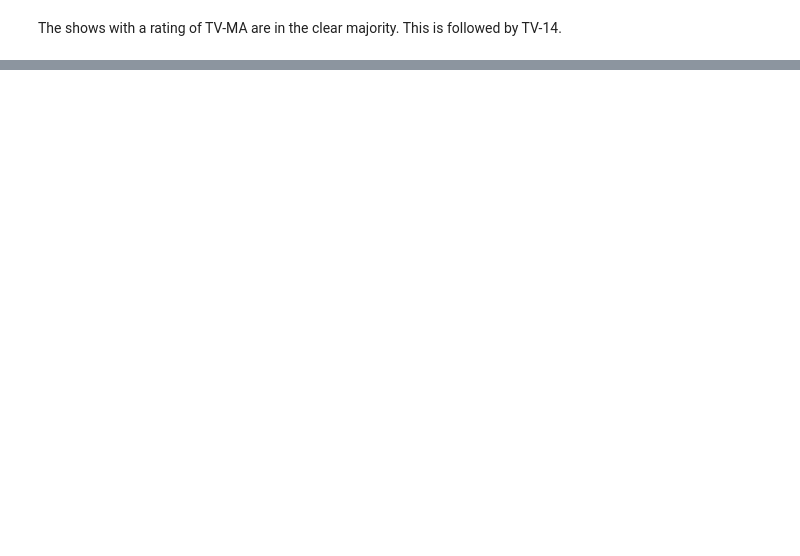
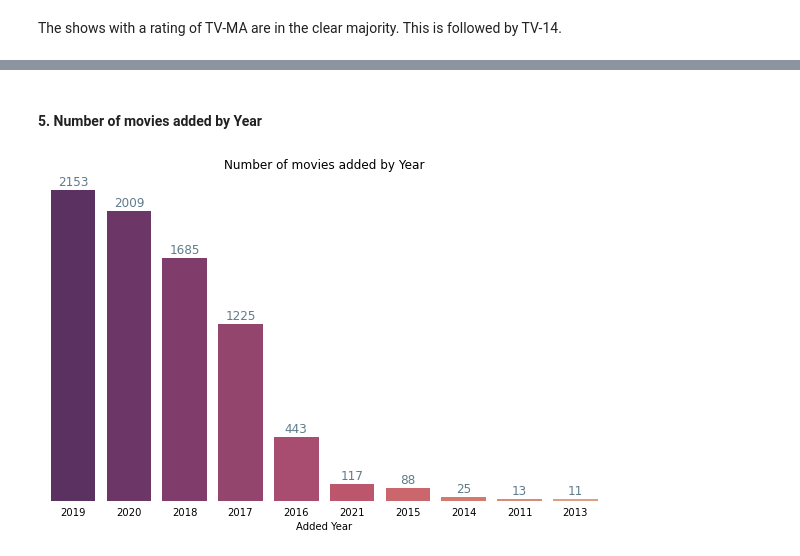
Before and after one commit to ankitrai777/NETFLIX_MOVIES_AND_TV_SHOWS_CLUSTERING, a Jupyter notebook: NETFLIX MOVIES AND TV SHOWS CLUSTERING.ipynb, the cells around one changed output, grey strips where cells are left out. Drawn from its saved outputs; the diff is of its cells as text; code cells hidden in the pictures; blank space fills up the shorter version.

```diff
--- a/NETFLIX MOVIES AND TV SHOWS CLUSTERING.ipynb
+++ b/NETFLIX MOVIES AND TV SHOWS CLUSTERING.ipynb
@@ -297,0 +339,6 @@ The shows with a rating of TV-MA are in the clear majority. This is followed by
+# %% [markdown]
+#### 5. Number of movies added by Year
+# %%
+countplot_v("year_added",df['year_added'],"Added Year",'Number of movies added by Year')
+# %% [output]
+[figure, added]
```
Also changed, not shown: parts of 41 cells of this notebook.
